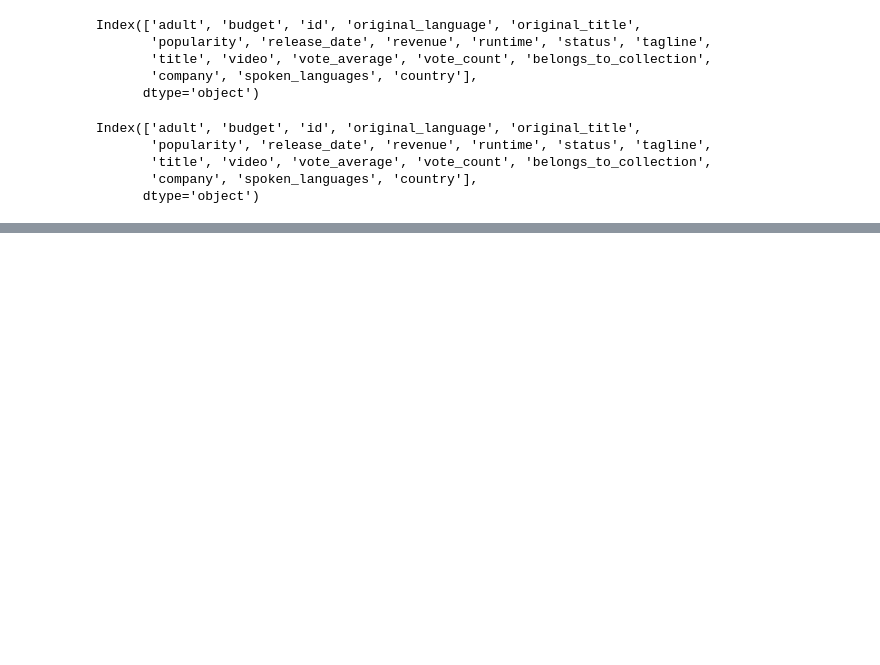
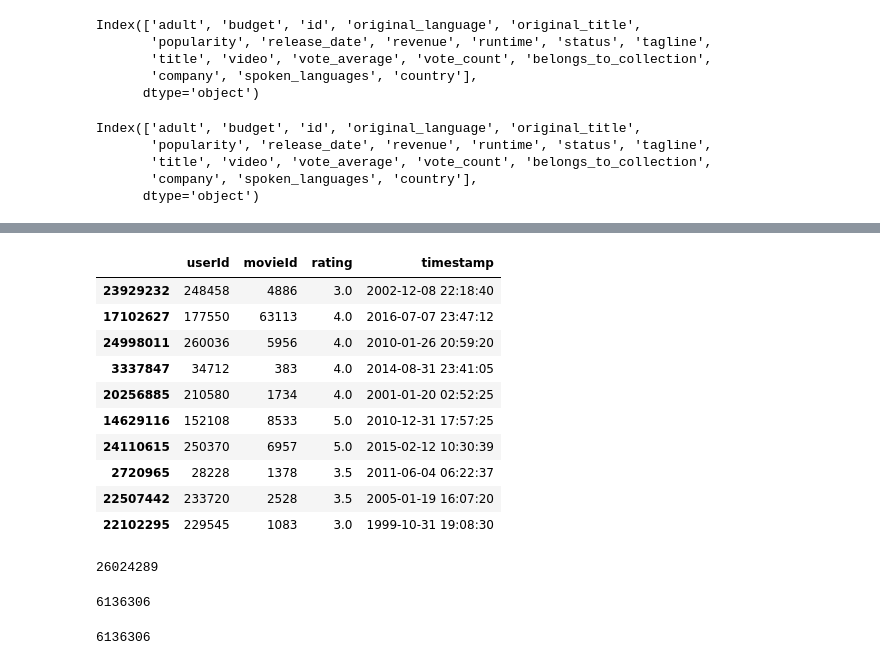
Before and after one commit to Snicho1945/Film-Release-Date-Analysis, a Jupyter notebook: clean_movie_metadata.ipynb, the cells around one changed output, grey strips where cells are left out. Saved outputs shown, nothing was run; the diff lists cells and outputs as text; code cells hidden in the pictures; blank space fills up the shorter version.

Commit message:
add clean of ratings table

```diff
--- a/clean_movie_metadata.ipynb
+++ b/clean_movie_metadata.ipynb
@@ -796,0 +799,4 @@ movies_df.head()
+# %%
+# Read the csv file to dataframe
+user_ratings_df = pd.read_csv("ratings.csv")
+user_ratings_df.head()
@@ -796,0 +814,5 @@ movies_df.head()
+# %%
+# Convert movieId to string type
+data_types_dict = {'movieId': str}
+
+user_ratings_df = user_ratings_df.astype(data_types_dict)
@@ -796,0 +828,17 @@ movies_df.head()
+# %%
+# Convert timestamp column to datetime data type
+user_ratings_df['timestamp'] = pd.to_datetime(user_ratings_df['timestamp'], unit='s')
+# %%
+user_ratings_df.sample(10)
+# %% [output]
+|  | userId | movieId | rating | timestamp |
+| 23929232 | 248458 | 4886 | 3.0 | 2002-12-08 22:18:40 |
+| 17102627 | 177550 | 63113 | 4.0 | 2016-07-07 23:47:12 |
+| 24998011 | 260036 | 5956 | 4.0 | 2010-01-26 20:59:20 |
+| 3337847 | 34712 | 383 | 4.0 | 2014-08-31 23:41:05 |
+| 20256885 | 210580 | 1734 | 4.0 | 2001-01-20 02:52:25 |
+| 14629116 | 152108 | 8533 | 5.0 | 2010-12-31 17:57:25 |
+| 24110615 | 250370 | 6957 | 5.0 | 2015-02-12 10:30:39 |
+| 2720965 | 28228 | 1378 | 3.5 | 2011-06-04 06:22:37 |
+| 22507442 | 233720 | 2528 | 3.5 | 2005-01-19 16:07:20 |
+| 22102295 | 229545 | 1083 | 3.0 | 1999-10-31 19:08:30 |
@@ -796,0 +848,4 @@ movies_df.head()
+# %%
+len(user_ratings_df.index)
+# %% [output]
+26024289
@@ -796,0 +855,4 @@ movies_df.head()
+# %%
+len(movies_ratings_df.index)
+# %% [output]
+6136306
@@ -796,0 +865,4 @@ movies_df.head()
+# %%
+len(movies_ratings_df.index)
+# %% [output]
+6136306
```
Also changed, not shown: parts of 14 cells of this notebook.
